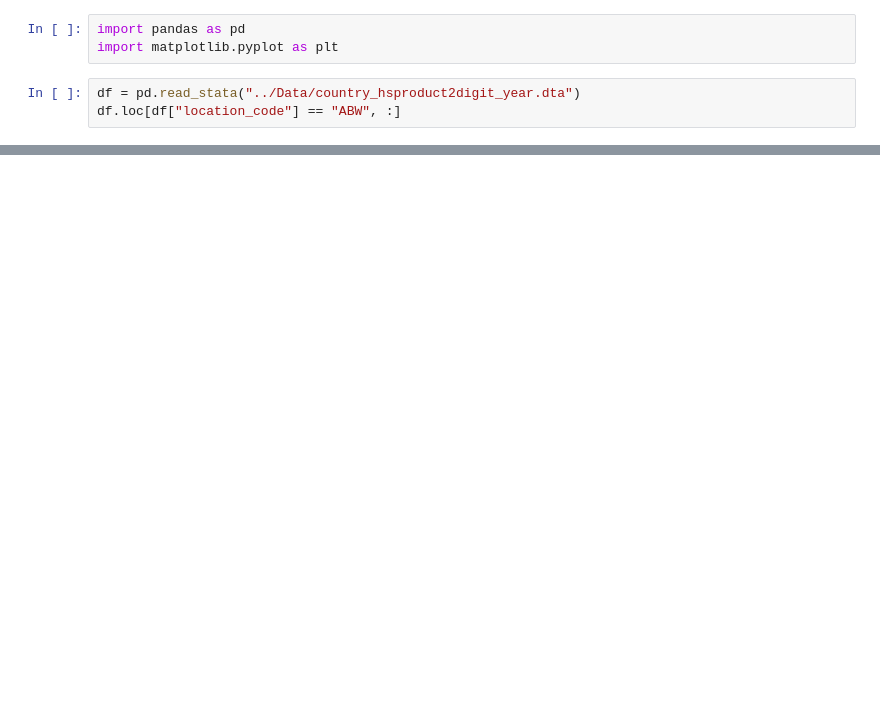
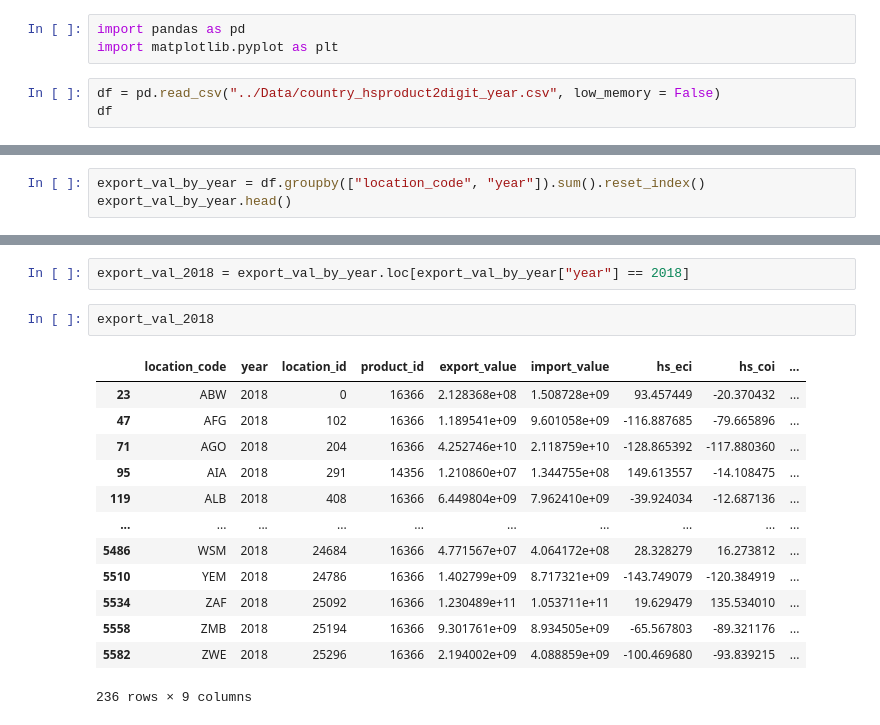
Before and after one commit to MATaylor0/data-viz-project, a Jupyter notebook: MT/MT.ipynb, the cells around one changed output, grey strips where cells are left out. Cells and saved outputs as stored; diff of their text form; blank space fills up the shorter version.

```diff
--- a/MT/MT.ipynb
+++ b/MT/MT.ipynb
@@ -2,7 +2,7 @@
 import pandas as pd
 import matplotlib.pyplot as plt
 # %%
-df = pd.read_stata("../Data/country_hsproduct2digit_year.dta")
-df.loc[df["location_code"] == "ABW", :]
+df = pd.read_csv("../Data/country_hsproduct2digit_year.csv", low_memory = False)
+df
 # %% [output]
 |  | location_id | product_id | year | export_value | import_value | hs_eci | hs_coi | pci | ... |
@@ -36,0 +21,3 @@ df
+# %%
+export_val_by_year = df.groupby(["location_code", "year"]).sum().reset_index()
+export_val_by_year.head()
@@ -36,0 +31,18 @@ df
+# %%
+export_val_2018 = export_val_by_year.loc[export_val_by_year["year"] == 2018]
+# %%
+export_val_2018
+# %% [output]
+|  | location_code | year | location_id | product_id | export_value | import_value | hs_eci | hs_coi | ... |
+| 23 | ABW | 2018 | 0 | 16366 | 2.128368e+08 | 1.508728e+09 | 93.457449 | -20.370432 | ... |
+| 47 | AFG | 2018 | 102 | 16366 | 1.189541e+09 | 9.601058e+09 | -116.887685 | -79.665896 | ... |
+| 71 | AGO | 2018 | 204 | 16366 | 4.252746e+10 | 2.118759e+10 | -128.865392 | -117.880360 | ... |
+| 95 | AIA | 2018 | 291 | 14356 | 1.210860e+07 | 1.344755e+08 | 149.613557 | -14.108475 | ... |
+| 119 | ALB | 2018 | 408 | 16366 | 6.449804e+09 | 7.962410e+09 | -39.924034 | -12.687136 | ... |
+| ... | ... | ... | ... | ... | ... | ... | ... | ... | ... |
+| 5486 | WSM | 2018 | 24684 | 16366 | 4.771567e+07 | 4.064172e+08 | 28.328279 | 16.273812 | ... |
+| 5510 | YEM | 2018 | 24786 | 16366 | 1.402799e+09 | 8.717321e+09 | -143.749079 | -120.384919 | ... |
+| 5534 | ZAF | 2018 | 25092 | 16366 | 1.230489e+11 | 1.053711e+11 | 19.629479 | 135.534010 | ... |
+| 5558 | ZMB | 2018 | 25194 | 16366 | 9.301761e+09 | 8.934505e+09 | -65.567803 | -89.321176 | ... |
+| 5582 | ZWE | 2018 | 25296 | 16366 | 2.194002e+09 | 4.088859e+09 | -100.469680 | -93.839215 | ... |
+236 rows × 9 columns
```
Also changed, not shown: parts of 8 cells of this notebook, 8 other files.
